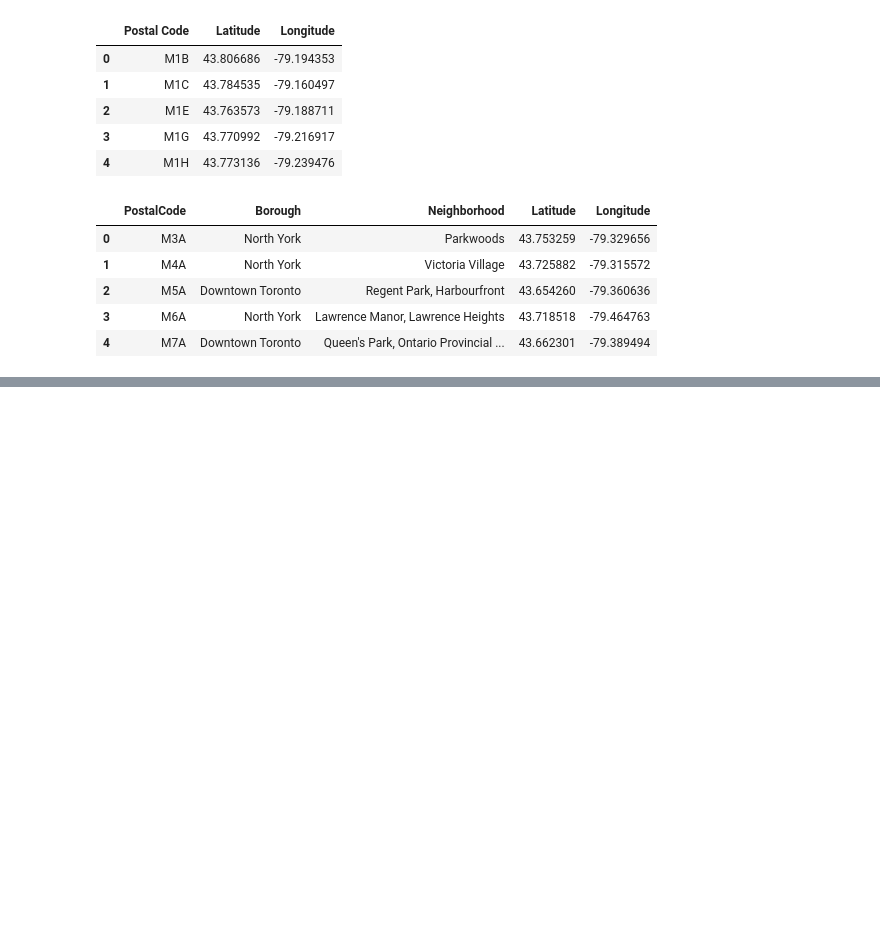
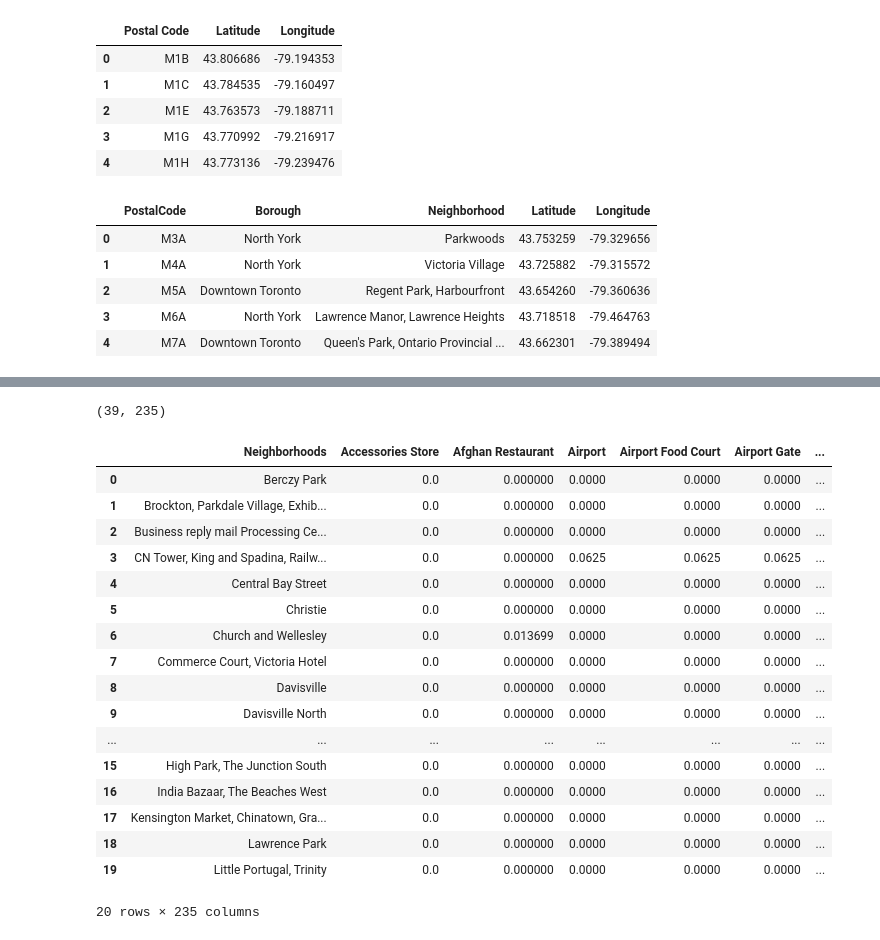
Before and after one commit to supragyabajpai/Coursera_Capstone, a Jupyter notebook: Week__3(c).ipynb, the cells around one changed output, grey strips where cells are left out. Saved outputs shown, nothing was run; the diff lists cells and outputs as text; code cells hidden in the pictures; blank space fills up the shorter version.

```diff
--- a/Week__3(c).ipynb
+++ b/Week__3(c).ipynb
@@ -125,0 +179,19 @@ map
+# %%
+results = requests.get(url).json()
+
+venues = results['response']['groups'][0]['items']
+from pandas.io.json import json_normalize
+
+nearby_venues = json_normalize(venues) # flatten JSON
+
+# filter columns
+filtered_columns = ['venue.name', 'venue.categories', 'venue.location.lat', 'venue.location.lng']
+nearby_venues =nearby_venues.loc[:, filtered_columns]
+
+# filter the category for each row
+nearby_venues['venue.categories'] = nearby_venues.apply(get_category_type, axis=1)
+
+# clean columns
+nearby_venues.columns = [col.split(".")[-1] for col in nearby_venues.columns]
+
+nearby_venues.head()
@@ -125,0 +249,5 @@ map
+# %%
+toronto_venues = getNearbyVenues(names=toronto_df['Neighborhood'],
+                                   latitudes=toronto_df['Latitude'],
+                                   longitudes=toronto_df['Longitude']
+                                  )
@@ -125,0 +319,14 @@ map
+# %%
+# one hot encoding
+#toronto_onehot = pd.get_dummies(toronto_venues[['VenueCategory']], prefix="", prefix_sep="")
+toronto_onehot = pd.get_dummies(toronto_venues[['Venue Category']], prefix="", prefix_sep="")
+# add postal, borough and neighborhood column back to dataframe
+
+toronto_onehot['Neighborhoods'] = toronto_venues['Neighborhood']
+
+# move postal, borough and neighborhood column to the first column
+fixed_columns = list(toronto_onehot.columns[-1:]) + list(toronto_onehot.columns[:-1])
+toronto_onehot = toronto_onehot[fixed_columns]
+
+print(toronto_onehot.shape)
+toronto_onehot.head(10)
@@ -125,0 +347,26 @@ map
+# %%
+
+toronto_grouped = toronto_onehot.groupby(["Neighborhoods"]).mean().reset_index()
+
+print(toronto_grouped.shape)
+toronto_grouped.head(20)
+# %% [output]
+(39, 235)
+|  | Neighborhoods | Accessories Store | Afghan Restaurant | Airport | Airport Food Court | Airport Gate | ... |
+| 0 | Berczy Park | 0.0 | 0.000000 | 0.0000 | 0.0000 | 0.0000 | ... |
+| 1 | Brockton, Parkdale Village, Exhib... | 0.0 | 0.000000 | 0.0000 | 0.0000 | 0.0000 | ... |
+| 2 | Business reply mail Processing Ce... | 0.0 | 0.000000 | 0.0000 | 0.0000 | 0.0000 | ... |
+| 3 | CN Tower, King and Spadina, Railw... | 0.0 | 0.000000 | 0.0625 | 0.0625 | 0.0625 | ... |
+| 4 | Central Bay Street | 0.0 | 0.000000 | 0.0000 | 0.0000 | 0.0000 | ... |
+| 5 | Christie | 0.0 | 0.000000 | 0.0000 | 0.0000 | 0.0000 | ... |
+| 6 | Church and Wellesley | 0.0 | 0.013699 | 0.0000 | 0.0000 | 0.0000 | ... |
+| 7 | Commerce Court, Victoria Hotel | 0.0 | 0.000000 | 0.0000 | 0.0000 | 0.0000 | ... |
+| 8 | Davisville | 0.0 | 0.000000 | 0.0000 | 0.0000 | 0.0000 | ... |
+| 9 | Davisville North | 0.0 | 0.000000 | 0.0000 | 0.0000 | 0.0000 | ... |
+| ... | ... | ... | ... | ... | ... | ... | ... |
+| 15 | High Park, The Junction South | 0.0 | 0.000000 | 0.0000 | 0.0000 | 0.0000 | ... |
+| 16 | India Bazaar, The Beaches West | 0.0 | 0.000000 | 0.0000 | 0.0000 | 0.0000 | ... |
+| 17 | Kensington Market, Chinatown, Gra... | 0.0 | 0.000000 | 0.0000 | 0.0000 | 0.0000 | ... |
+| 18 | Lawrence Park | 0.0 | 0.000000 | 0.0000 | 0.0000 | 0.0000 | ... |
+| 19 | Little Portugal, Trinity | 0.0 | 0.000000 | 0.0000 | 0.0000 | 0.0000 | ... |
+20 rows × 235 columns
```
Also changed, not shown: parts of 34 cells of this notebook.
